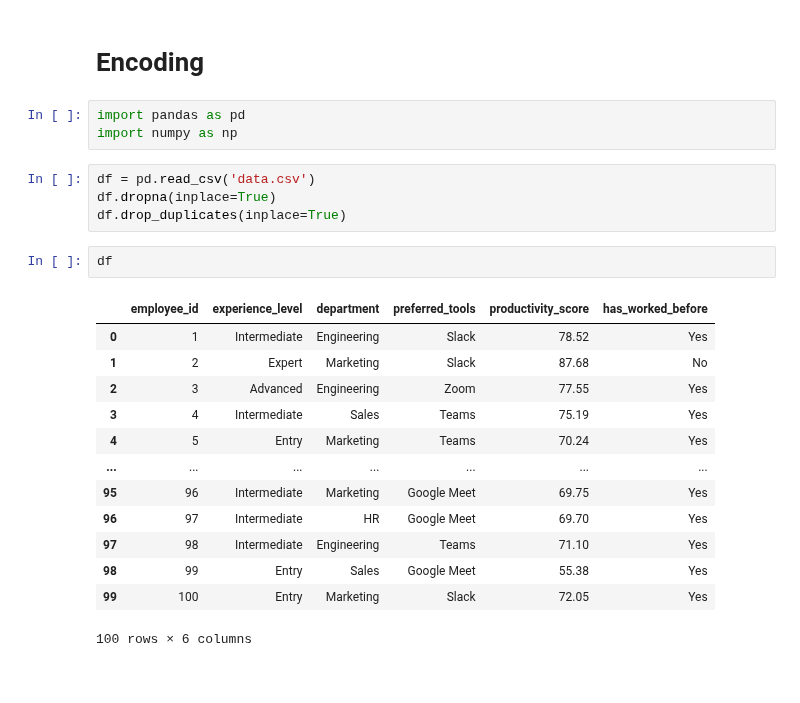
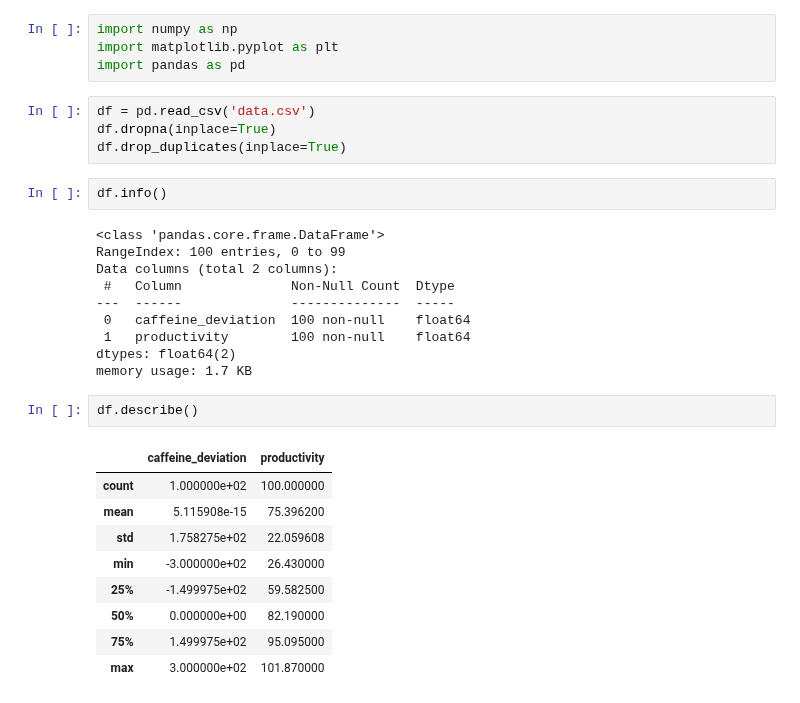
Before and after one commit to MannuVilasara/Machine-Learning, a Jupyter notebook: poly2/ml.ipynb, the cells around one changed output. Saved outputs shown, nothing was run; the diff lists cells and outputs as text.

```diff
--- a/poly2/ml.ipynb
+++ b/poly2/ml.ipynb
@@ -1,25 +1,32 @@
-# %% [markdown]
-# Encoding
-# %%
-import pandas as pd
-import numpy as np
+# %%
+import numpy as np
+import matplotlib.pyplot as plt
+import pandas as pd
 # %%
 df = pd.read_csv('data.csv')
 df.dropna(inplace=True)
 df.drop_duplicates(inplace=True)
 # %%
-df
+df.info()
 # %% [output]
-|  | employee_id | experience_level | department | preferred_tools | productivity_score | has_worked_before |
-| 0 | 1 | Intermediate | Engineering | Slack | 78.52 | Yes |
-| 1 | 2 | Expert | Marketing | Slack | 87.68 | No |
-| 2 | 3 | Advanced | Engineering | Zoom | 77.55 | Yes |
-| 3 | 4 | Intermediate | Sales | Teams | 75.19 | Yes |
-| 4 | 5 | Entry | Marketing | Teams | 70.24 | Yes |
-| ... | ... | ... | ... | ... | ... | ... |
-| 95 | 96 | Intermediate | Marketing | Google Meet | 69.75 | Yes |
-| 96 | 97 | Intermediate | HR | Google Meet | 69.70 | Yes |
-| 97 | 98 | Intermediate | Engineering | Teams | 71.10 | Yes |
-| 98 | 99 | Entry | Sales | Google Meet | 55.38 | Yes |
-| 99 | 100 | Entry | Marketing | Slack | 72.05 | Yes |
-100 rows × 6 columns
+<class 'pandas.core.frame.DataFrame'>
+RangeIndex: 100 entries, 0 to 99
+Data columns (total 2 columns):
+ #   Column              Non-Null Count  Dtype
+---  ------              --------------  -----
+ 0   caffeine_deviation  100 non-null    float64
+ 1   productivity        100 non-null    float64
+dtypes: float64(2)
+memory usage: 1.7 KB
+# %%
+df.describe()
+# %% [output]
+|  | caffeine_deviation | productivity |
+| count | 1.000000e+02 | 100.000000 |
+| mean | 5.115908e-15 | 75.396200 |
+| std | 1.758275e+02 | 22.059608 |
+| min | -3.000000e+02 | 26.430000 |
+| 25% | -1.499975e+02 | 59.582500 |
+| 50% | 0.000000e+00 | 82.190000 |
+| 75% | 1.499975e+02 | 95.095000 |
+| max | 3.000000e+02 | 101.870000 |
```
Also changed, not shown: parts of 14 cells of this notebook, 6 other files.
